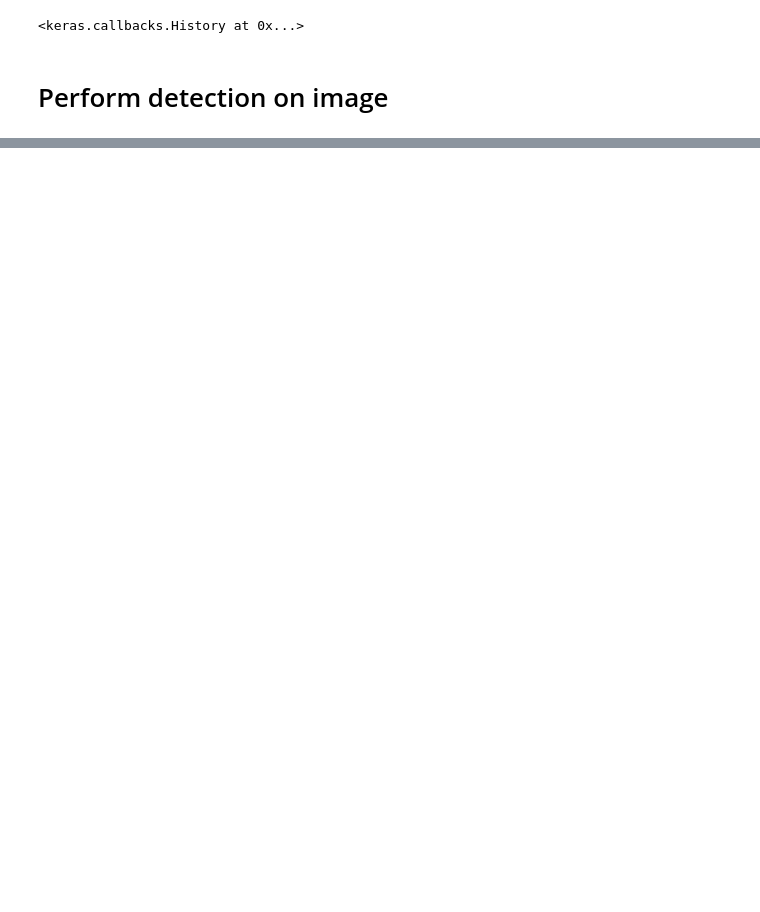
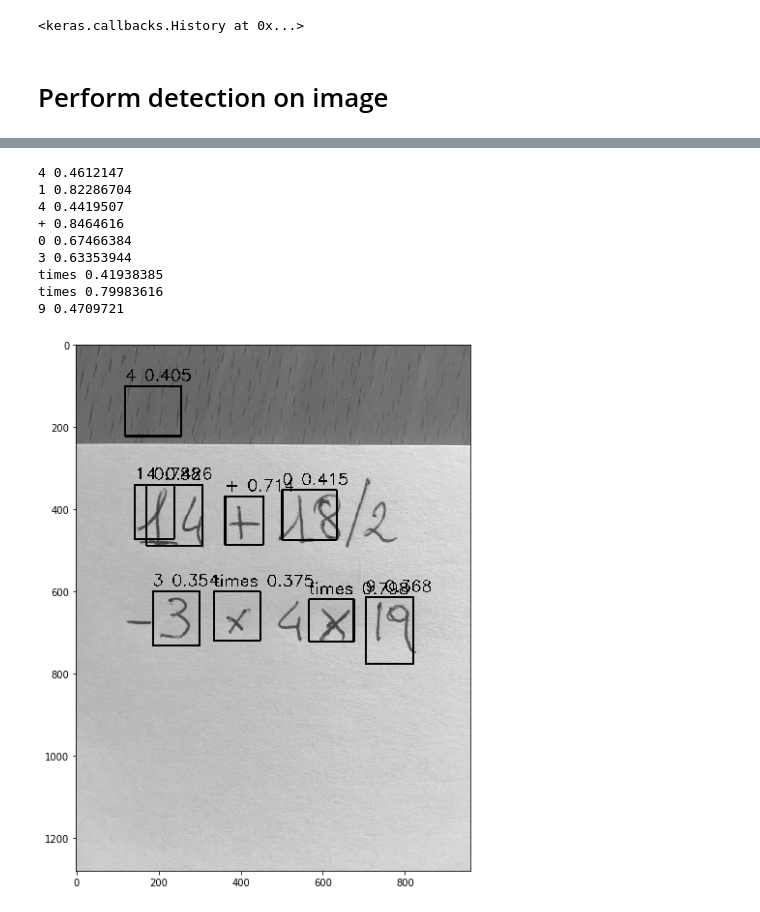
Before and after one commit to JacoGasp/DeepCalcBoot, a Jupyter notebook: ObjectDetection/YOLO.ipynb, the cells around one changed output, grey strips where cells are left out. Drawn from its saved outputs; the diff is of its cells as text; code cells hidden in the pictures; blank space fills up the shorter version.

```diff
--- a/ObjectDetection/YOLO.ipynb
+++ b/ObjectDetection/YOLO.ipynb
@@ -46,7 +46,7 @@ TRUE_BOX_BUFFER  = 100
 def space_to_depth_x2(x):
     return tf.space_to_depth(x, block_size=2)
 # %%
-input_image = Input(shape=(IMAGE_H, IMAGE_W, 3))
+input_image = Input(shape=(IMAGE_H, IMAGE_W, 1))
 true_boxes = Input(shape=(1, 1, 1, TRUE_BOX_BUFFER, 4))
 
 # Layer 1
@@ -408,10 +408,10 @@ generator_config = {
     'TRUE_BOX_BUFFER' : TRUE_BOX_BUFFER,
 }
 # %%
-train_img_path = "/home/jacopo.gasparetto/Workspaces/DeepCalculatorBot/ObjectDetection/xml_dataset/features/"
-train_labels_path = "/home/jacopo.gasparetto/Workspaces/DeepCalculatorBot/ObjectDetection/xml_dataset/labels/"
-valid_img_path = "/home/jacopo.gasparetto/Workspaces/DeepCalculatorBot/ObjectDetection/xml_dataset/features/"
-valid_labels_path = "/home/jacopo.gasparetto/Workspaces/DeepCalculatorBot/ObjectDetection/xml_dataset/labels/"
+train_img_path = "/home/jacopo.gasparetto/Workspaces/DeepCalculatorBot/ObjectDetection/xml_dataset/train/features/"
+train_labels_path = "/home/jacopo.gasparetto/Workspaces/DeepCalculatorBot/ObjectDetection/xml_dataset/train/labels/"
+valid_img_path = "/home/jacopo.gasparetto/Workspaces/DeepCalculatorBot/ObjectDetection/xml_dataset/valid/features/"
+valid_labels_path = "/home/jacopo.gasparetto/Workspaces/DeepCalculatorBot/ObjectDetection/xml_dataset/valid/labels/"
 
 train_imgs, seen_train_labels = parse_annotation(train_labels_path, train_img_path, labels=LABELS)
 train_batch = BatchGenerator(train_imgs, generator_config, norm=normalize)
@@ -419,5 +419,5 @@ train_batch = BatchGenerator(train_imgs, generator_config, norm=normalize)
 valid_imgs, seen_valid_labels = parse_annotation(valid_labels_path, valid_img_path, labels=LABELS)
 valid_batch = BatchGenerator(valid_imgs, generator_config, norm=normalize)
 # %%
-train_batch.load_annotation(0)
+train_batch.images[0]
 # %% [output]
@@ -557,0 +537,39 @@ plt.imshow(binary_adaptive, cmap=plt.cm.gray); plt.show()
+# %%
+image = cv2.imread(os.path.expanduser("~/Workspaces/DeepCalculatorBot/ObjectDetection/handwritten2.jpg"), cv2.IMREAD_GRAYSCALE)
+image = np.expand_dims(image, -1)
+
+input_image = cv2.resize(image, (416, 416))
+_, threshold = cv2.threshold(input_image, thresh=120, maxval=255, type=cv2.THRESH_BINARY)
+input_image = input_image <= threshold
+# input_image = input_image / 255.
+
+input_image = np.expand_dims(input_image, -1)
+input_image = np.expand_dims(input_image, 0)
+dummy_array = np.zeros((1,1,1,1,TRUE_BOX_BUFFER,4))
+netout = model.predict([input_image.astype(int), dummy_array])
+
+boxes = decode_netout(netout[0],
+                      obj_threshold=0.3,
+                      nms_threshold=0.3,
+                      anchors=ANCHORS,
+                      nb_class=CLASS)
+image = draw_boxes(image, boxes, labels=LABELS)
+image = np.squeeze(image, -1)
+
+
+for box in boxes:
+    print(LABELS[box.label], box.c)
+
+plt.figure(figsize=(10,10))
+plt.imshow(image, cmap=plt.cm.gray); plt.show()
+# %% [output]
+4 0.4612147
+1 0.82286704
+4 0.4419507
++ 0.8464616
+0 0.67466384
+3 0.63353944
+times 0.41938385
+times 0.79983616
+9 0.4709721
+[figure, added]
```
Also changed, not shown: parts of 10 cells of this notebook.
